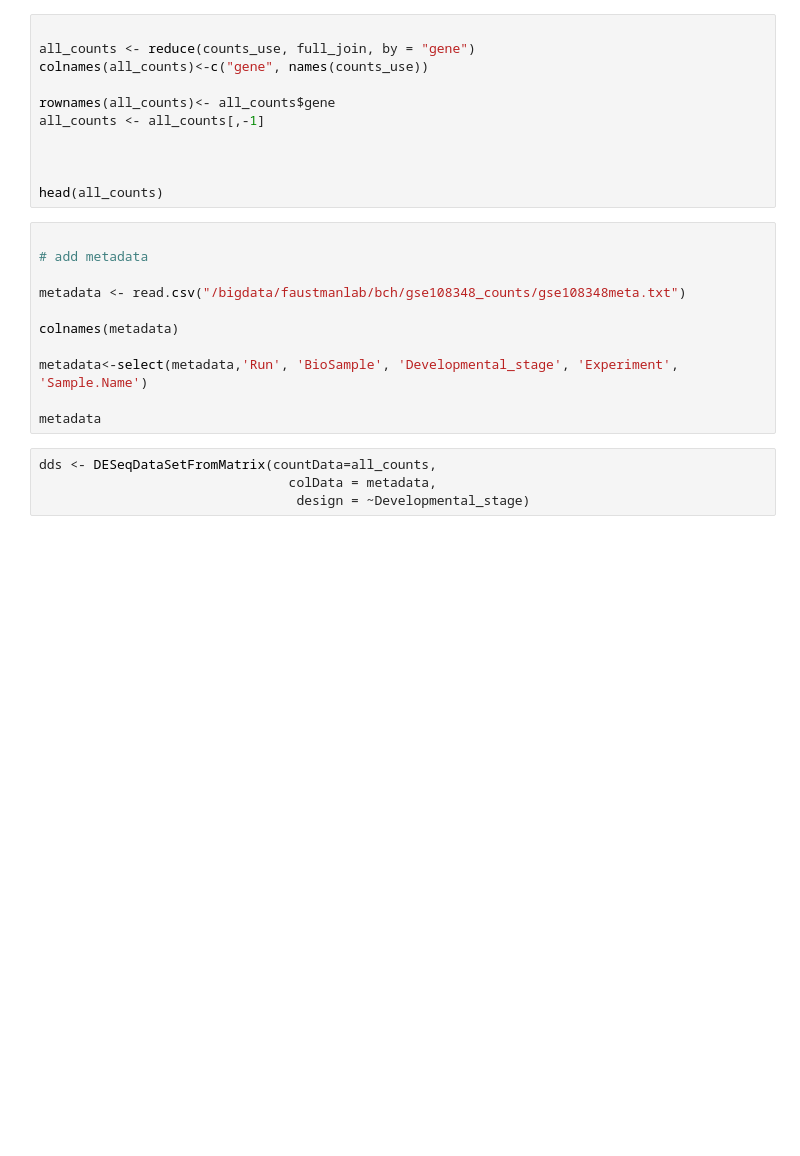
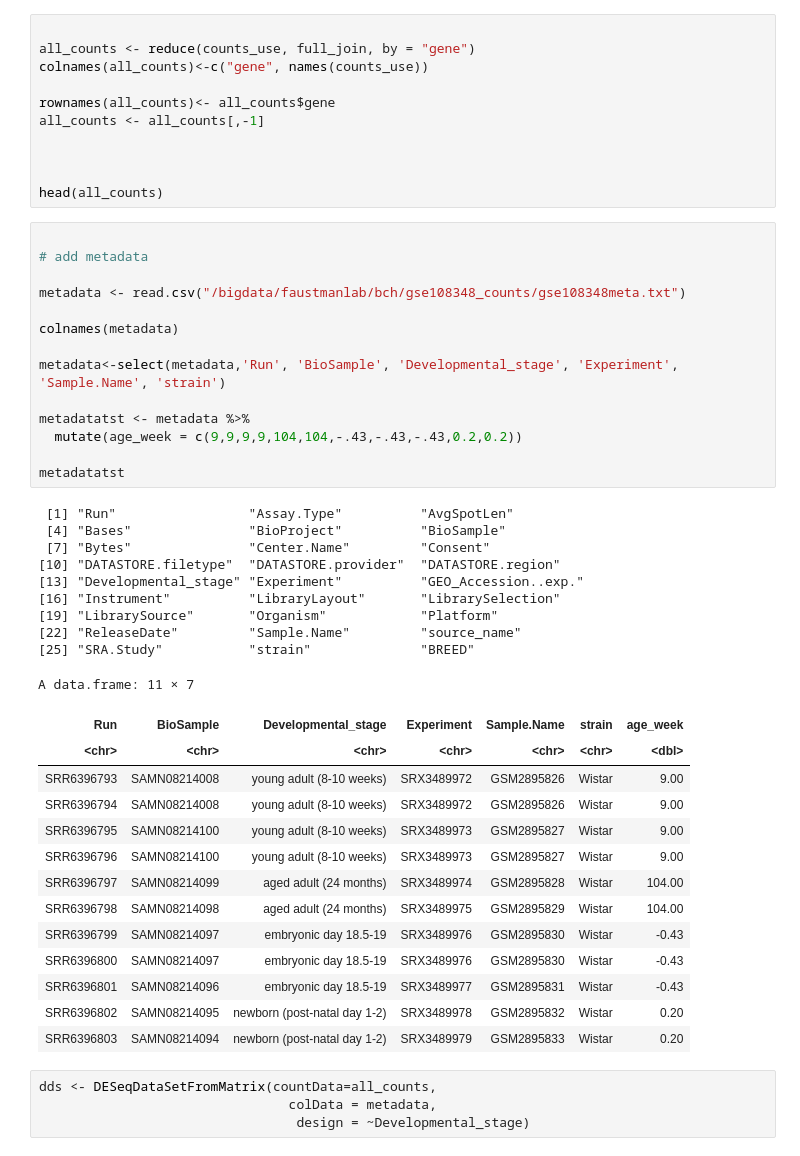
Before and after one commit to bchansen3/testis_dev-geneexp, a Jupyter notebook: testis_gene_meta.ipynb, the cells around one changed output. Saved outputs shown, nothing was run; the diff lists cells and outputs as text; blank space fills up the shorter version.

```diff
--- a/testis_gene_meta.ipynb
+++ b/testis_gene_meta.ipynb
@@ -116,14 +115,41 @@ head(all_counts)
 # %%
 
 # add metadata
 
 metadata <- read.csv("/bigdata/faustmanlab/bch/gse108348_counts/gse108348meta.txt")
 
 colnames(metadata)
 
-metadata<-select(metadata,'Run', 'BioSample', 'Developmental_stage', 'Experiment', 'Sample.Name')
+metadata<-select(metadata,'Run', 'BioSample', 'Developmental_stage', 'Experiment', 'Sample.Name', 'strain')
 
-metadata
+metadatatst <- metadata %>%
+  mutate(age_week = c(9,9,9,9,104,104,-.43,-.43,-.43,0.2,0.2))
+
+metadatatst
+# %% [output]
+ [1] "Run"                 "Assay.Type"          "AvgSpotLen"
+ [4] "Bases"               "BioProject"          "BioSample"
+ [7] "Bytes"               "Center.Name"         "Consent"
+[10] "DATASTORE.filetype"  "DATASTORE.provider"  "DATASTORE.region"
+[13] "Developmental_stage" "Experiment"          "GEO_Accession..exp."
+[16] "Instrument"          "LibraryLayout"       "LibrarySelection"
+[19] "LibrarySource"       "Organism"            "Platform"
+[22] "ReleaseDate"         "Sample.Name"         "source_name"
+[25] "SRA.Study"           "strain"              "BREED"
+A data.frame: 11 × 7
+| Run | BioSample | Developmental_stage | Experiment | Sample.Name | strain | age_week |
+| <chr> | <chr> | <chr> | <chr> | <chr> | <chr> | <dbl> |
+| SRR6396793 | SAMN08214008 | young adult (8-10 weeks) | SRX3489972 | GSM2895826 | Wistar | 9.00 |
+| SRR6396794 | SAMN08214008 | young adult (8-10 weeks) | SRX3489972 | GSM2895826 | Wistar | 9.00 |
+| SRR6396795 | SAMN08214100 | young adult (8-10 weeks) | SRX3489973 | GSM2895827 | Wistar | 9.00 |
+| SRR6396796 | SAMN08214100 | young adult (8-10 weeks) | SRX3489973 | GSM2895827 | Wistar | 9.00 |
+| SRR6396797 | SAMN08214099 | aged adult (24 months) | SRX3489974 | GSM2895828 | Wistar | 104.00 |
+| SRR6396798 | SAMN08214098 | aged adult (24 months) | SRX3489975 | GSM2895829 | Wistar | 104.00 |
+| SRR6396799 | SAMN08214097 | embryonic day 18.5-19 | SRX3489976 | GSM2895830 | Wistar | -0.43 |
+| SRR6396800 | SAMN08214097 | embryonic day 18.5-19 | SRX3489976 | GSM2895830 | Wistar | -0.43 |
+| SRR6396801 | SAMN08214096 | embryonic day 18.5-19 | SRX3489977 | GSM2895831 | Wistar | -0.43 |
+| SRR6396802 | SAMN08214095 | newborn (post-natal day 1-2) | SRX3489978 | GSM2895832 | Wistar | 0.20 |
+| SRR6396803 | SAMN08214094 | newborn (post-natal day 1-2) | SRX3489979 | GSM2895833 | Wistar | 0.20 |
 # %%
 dds <- DESeqDataSetFromMatrix(countData=all_counts,
                                 colData = metadata,
```
Also changed, not shown: parts of 13 cells of this notebook.
